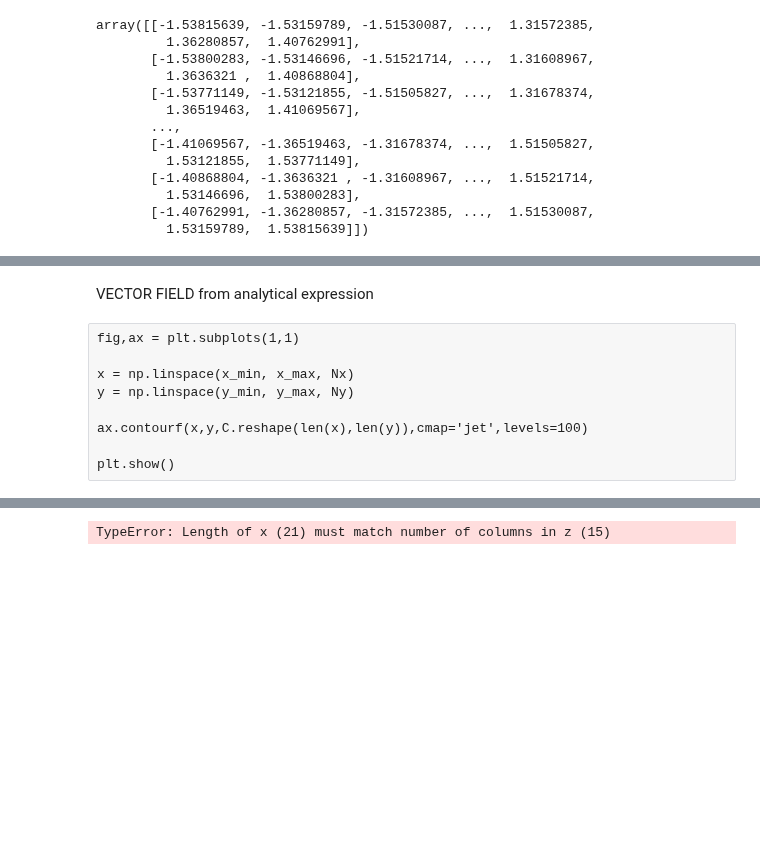
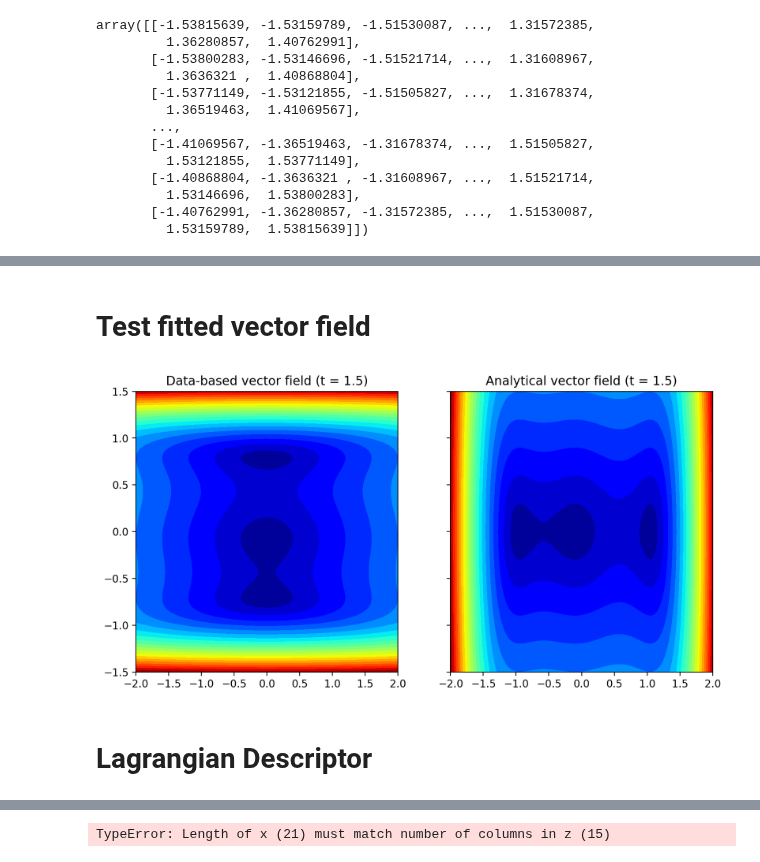
Before and after one commit to champsproject/ldds, a Jupyter notebook: LDs_from_data_NOTES.ipynb, the cells around one changed output, grey strips where cells are left out. Drawn from its saved outputs; the diff is of its cells as text; code cells hidden in the pictures; blank space fills up the shorter version.

```diff
--- a/LDs_from_data_NOTES.ipynb
+++ b/LDs_from_data_NOTES.ipynb
@@ -135,0 +159,2 @@ Nx, Ny, Nt = [21, 15, 11]
+# %%
+vector_field_data = discretise_vector_field(t_axis, [x_axis, y_axis], vector_field)
@@ -135,0 +190,3 @@ Nx, Ny, Nt = [21, 15, 11]
+# %%
+filename = 'Duffing_perturbed_vector_field_data'
+generate_vector_field_data(t_axis, [x_axis, y_axis], vector_field, filename)
@@ -135,0 +221,5 @@ Nx, Ny, Nt = [21, 15, 11]
+# %%
+filename = 'Duffing_perturbed_vector_field_data'
+dis_vector_field = fit_vector_field(filename)
+# %% [markdown]
+# Test fitted vector field
@@ -135,0 +228,33 @@ Nx, Ny, Nt = [21, 15, 11]
+# %%
+fig,ax = plt.subplots(1,2,figsize=(10,5),dpi=200,sharex=True,sharey=True)
+
+# Mesh parameters
+xp_min,xp_max = [-2, 2]
+yp_min,yp_max = [-1.5, 1.5]
+Nxp, Nyp = [100, 100]
+xp = np.linspace(xp_min,xp_max, Nxp)
+yp = np.linspace(yp_min,yp_max, Nyp)
+
+X,Y = np.meshgrid(xp, yp)
+u = np.column_stack([X.ravel(), Y.ravel()])
+######################################
+t0 = 1.5
+######################################
+# DATA-FITTED vector field
+C_dis = np.linalg.norm(dis_vector_field(t0, u),axis=1)
+
+ax[0].contourf(xp, yp, C_dis.reshape(len(xp), len(yp)),cmap='jet',levels=20)
+ax[0].set_title("Data-based vector field (t = "+str(t0)+")")
+
+######################################
+# ORGINAL non-autonomous vector field
+C = np.linalg.norm(vector_field(t0, u),axis=1)
+
+ax[1].contourf(xp, yp, C.reshape(len(xp), len(yp)),cmap='jet',levels=20)
+ax[1].set_title("Analytical vector field (t = "+str(t0)+")")
+
+plt.show()
+# %% [output]
+[figure, added]
+# %% [markdown]
+# Lagrangian Descriptor
@@ -145,11 +276,0 @@ vector_field_frames = np.array(vector_field_frames)
-# %% [markdown]
-VECTOR FIELD  from analytical expression
-# %% [raw]
-fig,ax = plt.subplots(1,1)
-
-x = np.linspace(x_min, x_max, Nx)
-y = np.linspace(y_min, y_max, Ny)
-
-ax.contourf(x,y,C.reshape(len(x),len(y)),cmap='jet',levels=100)
-
-plt.show()
```
Also changed, not shown: parts of 37 cells of this notebook, 1 other file.
